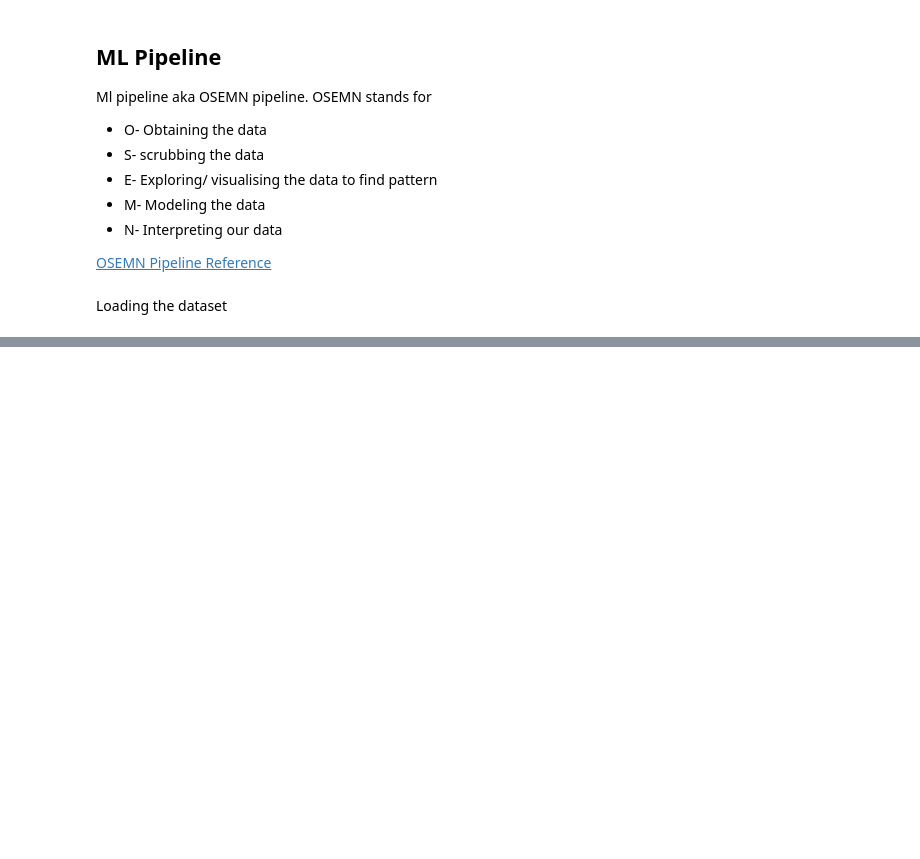
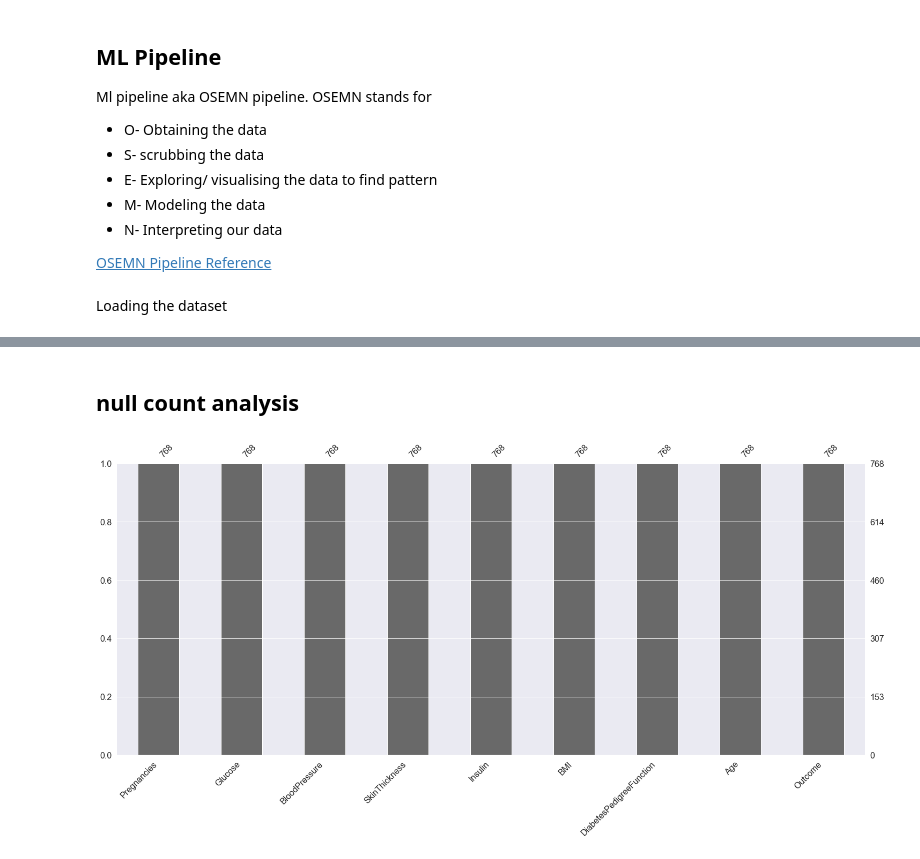
Before and after one commit to gvaishali52/Projects, a Jupyter notebook: DS Project 20/P1_diabetes/P1_diabetes.ipynb, the cells around one changed output, grey strips where cells are left out. Drawn from its saved outputs; the diff is of its cells as text; code cells hidden in the pictures; blank space fills up the shorter version.

```diff
--- a/DS Project 20/P1_diabetes/P1_diabetes.ipynb
+++ b/DS Project 20/P1_diabetes/P1_diabetes.ipynb
@@ -37,0 +246,7 @@ S
+# %% [markdown]
+## null count analysis
+# %%
+import missingno as msno
+p=msno.bar(data)
+# %% [output]
+[figure, added]
```
Also changed, not shown: parts of 41 cells of this notebook.
